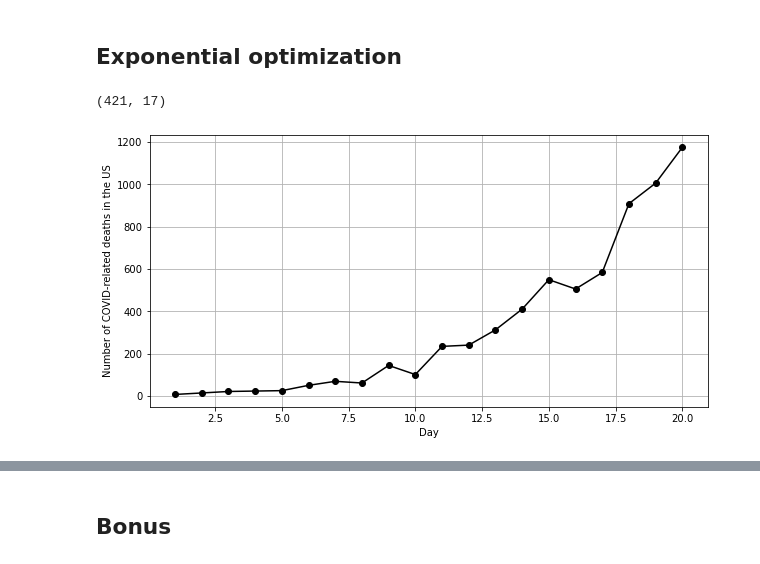
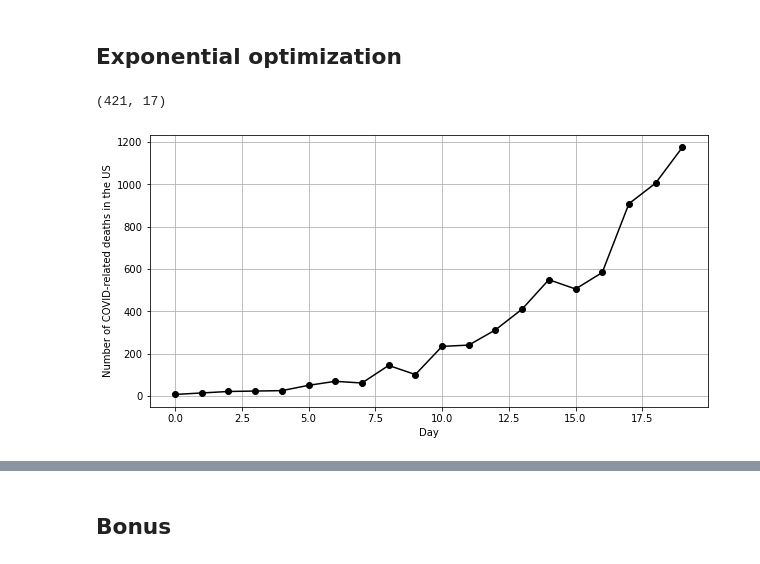
Before and after one commit to 2U1/NN, a Jupyter notebook: Assignment1/gradient_descent.ipynb, the cells around one changed output, grey strips where cells are left out. Cells and saved outputs as stored; diff of their text form; code cells hidden in the pictures.

```diff
--- a/Assignment1/gradient_descent.ipynb
+++ b/Assignment1/gradient_descent.ipynb
@@ -206,18 +206,18 @@ Larger than 0.0001 does not converge.
 # %%
 data = np.genfromtxt('national-history.csv', delimiter=',')
 print(data.shape)
-X = np.arange(1,21)
+X = np.arange(0,20)
 Y = data[340:360, 2]
 Y = np.flip(Y)
 fig = plt.figure(figsize=(10,5))
 plt.plot(X,Y,'ko-')
 plt.grid()
 plt.xlabel('Day')
 plt.ylabel('Number of COVID-related deaths in the US')
 plt.show()
 # %% [output]
 (421, 17)
-[figure, old version]
+[figure, new version]
 # %%
 class gradient_nl:
     def __init__(self, lr):
```
Also changed, not shown: parts of 4 cells of this notebook.
